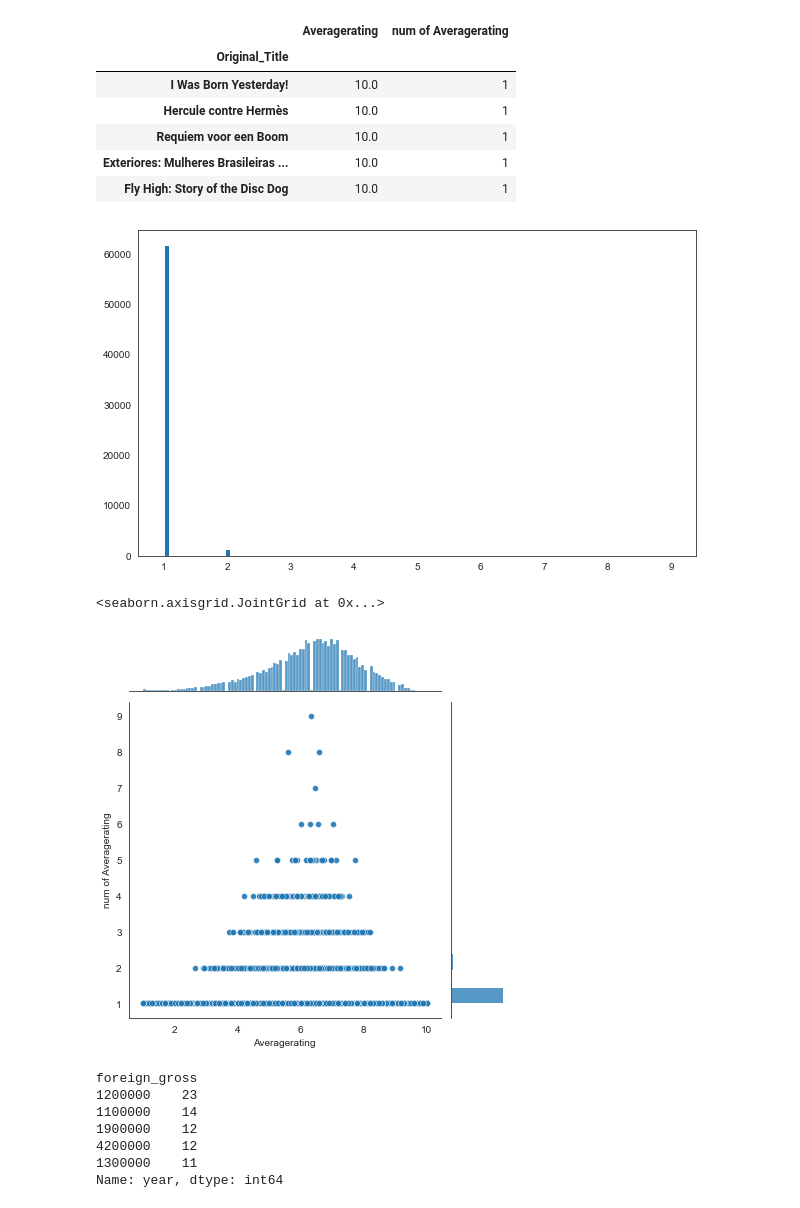
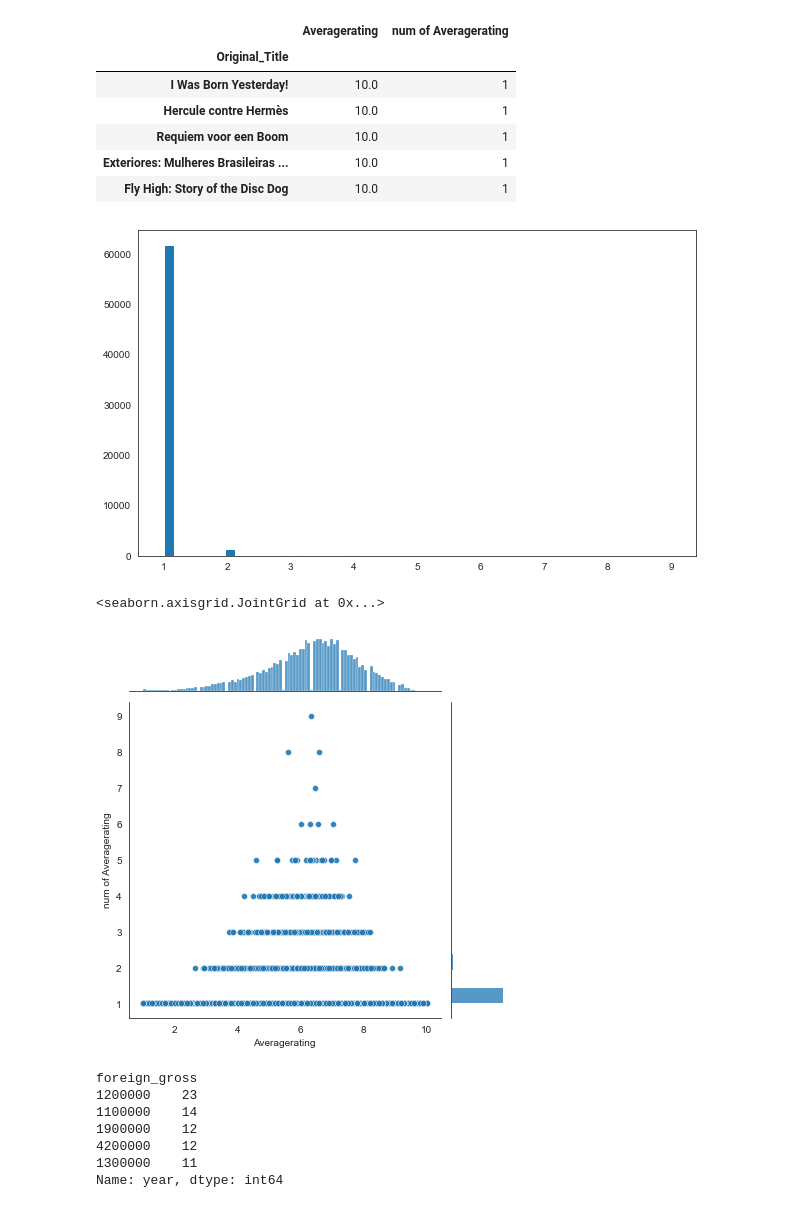
Before and after one commit to pinalnikhil/dat4project1, a Jupyter notebook: student.ipynb, the cells around one changed output. Saved outputs shown, nothing was run; the diff lists cells and outputs as text; code cells hidden in the pictures.

```diff
--- a/student.ipynb
+++ b/student.ipynb
@@ -247,11 +247,11 @@ Averagerating.sort_values(by='Averagerating',ascending=False).head()
 # %%
 
 plt.figure(figsize=(10,6))
-plt.hist(Averagerating['num of Averagerating'],bins=100)
+plt.hist(Averagerating['num of Averagerating'],bins=50)
 plt.show()
 sns.jointplot(x='Averagerating',y='num of Averagerating',data=Averagerating,alpha=0.9)
 # %% [output]
-[figure, old version]
+[figure, new version]
 <seaborn.axisgrid.JointGrid at 0x...>
 [figure]
 # %%
```
Also changed, not shown: parts of 2 cells of this notebook.
